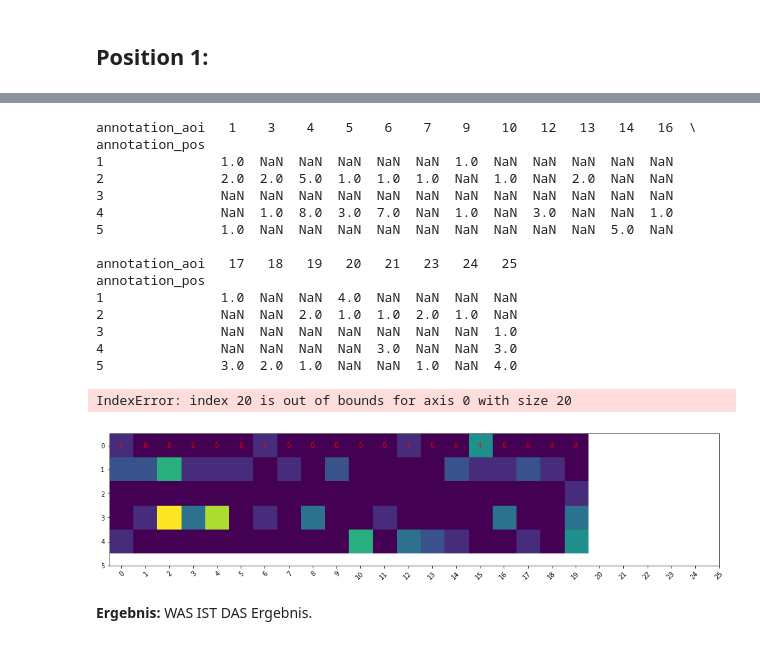
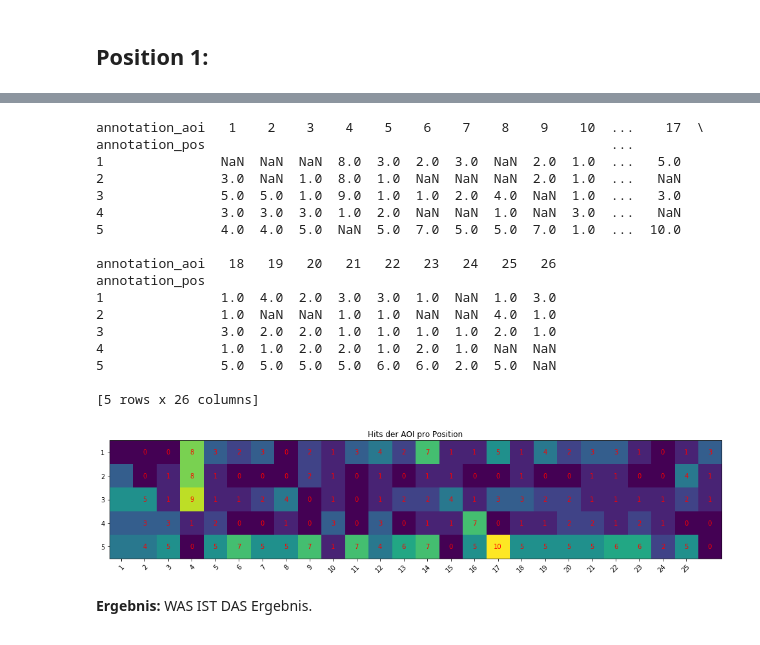
Before and after one commit to marc101101/masterarbeit_eye_tracking, a Jupyter notebook: evaluation/2_data_distribution/0_data_distribution.ipynb, the cells around one changed output, grey strips where cells are left out. Drawn from its saved outputs; the diff is of its cells as text; code cells hidden in the pictures.

```diff
--- a/evaluation/2_data_distribution/0_data_distribution.ipynb
+++ b/evaluation/2_data_distribution/0_data_distribution.ipynb
@@ -21,7 +21,7 @@ import math
 
 from datetime import datetime
 # %%
-root = '../0_annotation'
+root = '../0_annotation/test'
 file_names = []
 
 for subdir, dirs, files in os.walk(root):
@@ -80,7 +80,7 @@ for f in file_names:
 
     # aoi vs. positions hits
     tempFrame = df[(df[['gaze_direction_0_x','gaze_direction_0_y','gaze_direction_0_z']] != 0).all(axis=1)]
-    result_pos_aoi = tempFrame.groupby(['annotation_pos','annotation_aoi']).size().reset_index().rename(columns={0:'count'})
+    result_pos_aoi = tempFrame.groupby(['annotation_pos','annotation_aoi']).size().reset_index().rename(columns={0:"tester_" + test_person})
 
     #client
     uniqueValues, occurCount = np.unique(df[(df[['gaze_direction_0_x','gaze_direction_0_y','gaze_direction_0_z']] != 0).all(axis=1)]['client_id'],
@@ -99,5 +99,6 @@ for f in file_names:
 
     testers.append(test_person)
 
+aoi_hits = pd.concat(aoi_hits, axis=1)
+print(positions_by_aoi_hits)
 pd.DataFrame(info_data, columns=info_titles)
-aoi_hits = pd.concat(aoi_hits, axis=1)
@@ -237,8 +259,8 @@ Text(0.5, 1.0, 'Nutzer')
 ## Position 1:
 # %%
 plt.rcParams["figure.figsize"] = (17, 8) # (w, h)
-
-post_aoi_df = positions_by_aoi_hits[0].pivot(index=positions_by_aoi_hits[0]['annotation_pos'], columns='annotation_aoi')['count']
+print(positions_by_aoi_hits[0])
+post_aoi_df = positions_by_aoi_hits[0].pivot(index=positions_by_aoi_hits[0]['annotation_pos'], columns='annotation_aoi')['tester_39']
 post_aoi_df.plot.barh(stacked=True);
 
 plt.ylabel('Positionen')
@@ -248,54 +287,58 @@ Text(0.5, 1.0, 'AOI Verteilung')
 [figure]
 # %%
-positions = [0,1,2,3,4,5]
-aois = range(0, 26)
+positions = [1,2,3,4,5]
+aois = range(1, 26)
+
 print(post_aoi_df)
+
 harvest = np.nan_to_num(post_aoi_df.values)
+
 fig, ax = plt.subplots()
 im = ax.imshow(harvest)
 
 # We want to show all ticks...
 ax.set_xticks(np.arange(len(aois)))
 ax.set_yticks(np.arange(len(positions)))
 
 # ... and label them with the respective list entries
 
 ax.set_xticklabels(aois)
 ax.set_yticklabels(positions)
 
 # Rotate the tick labels and set their alignment.
 plt.setp(ax.get_xticklabels(), rotation=45, ha="right",
          rotation_mode="anchor")
 
 # Loop over data dimensions and create text annotations.
 for num in [0,1,2,3,4]:
     for j in aois:
         text = ax.text(j, num, str(int(harvest[num][j])), ha="center", va="center", color="r")
 
 ax.set_title("Hits der AOI pro Position")
 # Add colorbar, make sure to specify tick locations to match desired ticklabels
 #cbar = fig.colorbar(im, ticks=[-1, 0, 14])
 #cbar.ax.set_yticklabels(['< -1', '0', '> 14'])
 
 plt.show()
 # %% [output]
-annotation_aoi   1    3    4    5    6    7    9    10   12   13   14   16  \
+annotation_aoi   1    2    3    4    5    6    7    8    9    10  ...    17  \
+annotation_pos                                                    ...
+1               NaN  NaN  NaN  8.0  3.0  2.0  3.0  NaN  2.0  1.0  ...   5.0
+2               3.0  NaN  1.0  8.0  1.0  NaN  NaN  NaN  2.0  1.0  ...   NaN
+3               5.0  5.0  1.0  9.0  1.0  1.0  2.0  4.0  NaN  1.0  ...   3.0
+4               3.0  3.0  3.0  1.0  2.0  NaN  NaN  1.0  NaN  3.0  ...   NaN
+5               4.0  4.0  5.0  NaN  5.0  7.0  5.0  5.0  7.0  1.0  ...  10.0
+
+annotation_aoi   18   19   20   21   22   23   24   25   26
 annotation_pos
-1               1.0  NaN  NaN  NaN  NaN  NaN  1.0  NaN  NaN  NaN  NaN  NaN
-2               2.0  2.0  5.0  1.0  1.0  1.0  NaN  1.0  NaN  2.0  NaN  NaN
-3               NaN  NaN  NaN  NaN  NaN  NaN  NaN  NaN  NaN  NaN  NaN  NaN
-4               NaN  1.0  8.0  3.0  7.0  NaN  1.0  NaN  3.0  NaN  NaN  1.0
-5               1.0  NaN  NaN  NaN  NaN  NaN  NaN  NaN  NaN  NaN  5.0  NaN
+1               1.0  4.0  2.0  3.0  3.0  1.0  NaN  1.0  3.0
+2               1.0  NaN  NaN  1.0  1.0  NaN  NaN  4.0  1.0
+3               3.0  2.0  2.0  1.0  1.0  1.0  1.0  2.0  1.0
+4               1.0  1.0  2.0  2.0  1.0  2.0  1.0  NaN  NaN
+5               5.0  5.0  5.0  5.0  6.0  6.0  2.0  5.0  NaN
 
-annotation_aoi   17   18   19   20   21   23   24   25
-annotation_pos
-1               1.0  NaN  NaN  4.0  NaN  NaN  NaN  NaN
-2               NaN  NaN  2.0  1.0  1.0  2.0  1.0  NaN
-3               NaN  NaN  NaN  NaN  NaN  NaN  NaN  1.0
-4               NaN  NaN  NaN  NaN  3.0  NaN  NaN  3.0
-5               3.0  2.0  1.0  NaN  NaN  1.0  NaN  4.0
+[5 rows x 26 columns]
-IndexError: index 20 is out of bounds for axis 0 with size 20
-[figure, old version]
+[figure, new version]
 # %% [markdown]
 **Ergebnis:** WAS IST DAS Ergebnis.
 # %% [markdown]
```
Also changed, not shown: parts of 8 cells of this notebook, 1 other file.
